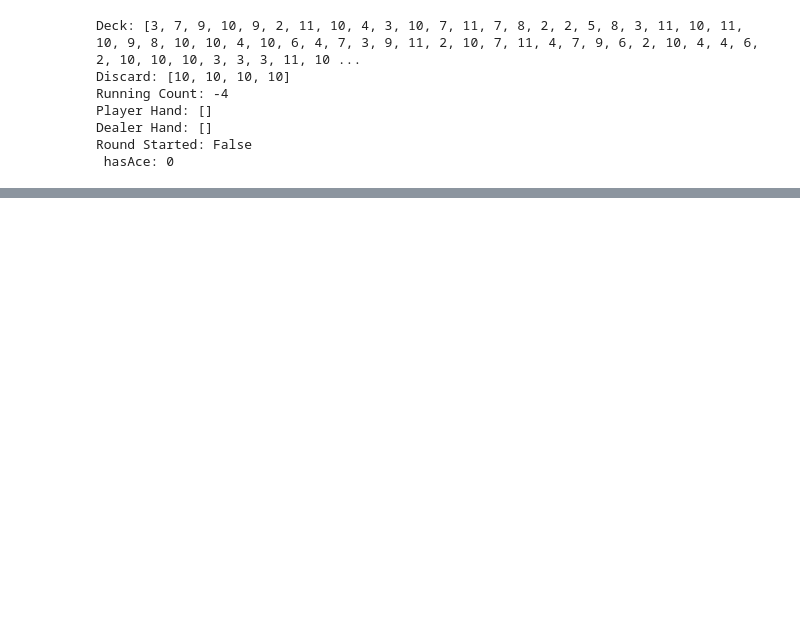
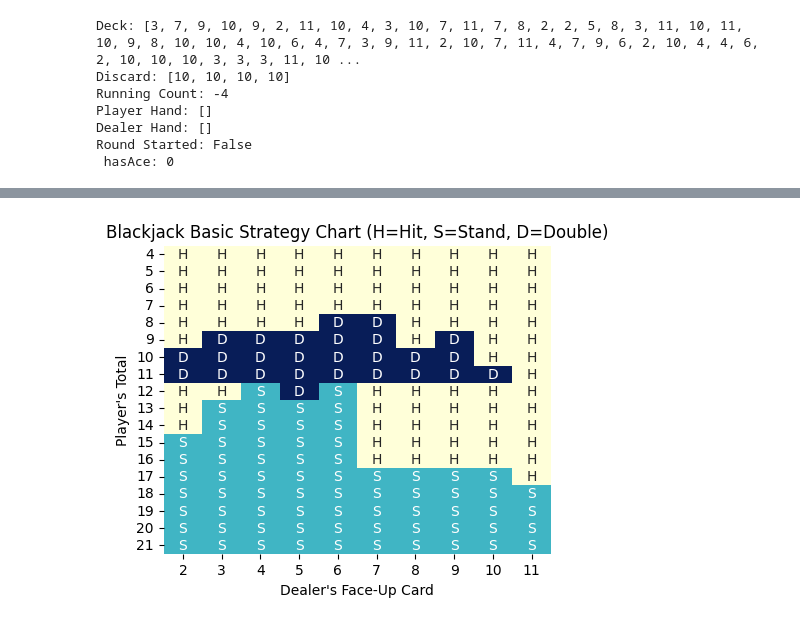
Before and after one commit to simeongluzman/BlackjackRL, a Jupyter notebook: Exploration/WithDouble.ipynb, the cells around one changed output, grey strips where cells are left out. Saved outputs shown, nothing was run; the diff lists cells and outputs as text; code cells hidden in the pictures; blank space fills up the shorter version.

```diff
--- a/Exploration/WithDouble.ipynb
+++ b/Exploration/WithDouble.ipynb
@@ -342,0 +391,10 @@ map_policy(pol)
+# %%
+LEARNING_RATE = 0.01
+DISCOUNT_FACTOR = 0.4
+EXPLORE_PROB = 0.8 # for Q-learning
+table = BlackJackEnv(10)
+
+pol = q_solve(table)
+map_policy(pol)
+# %% [output]
+[figure, added]
```
Also changed, not shown: parts of 13 cells of this notebook.
